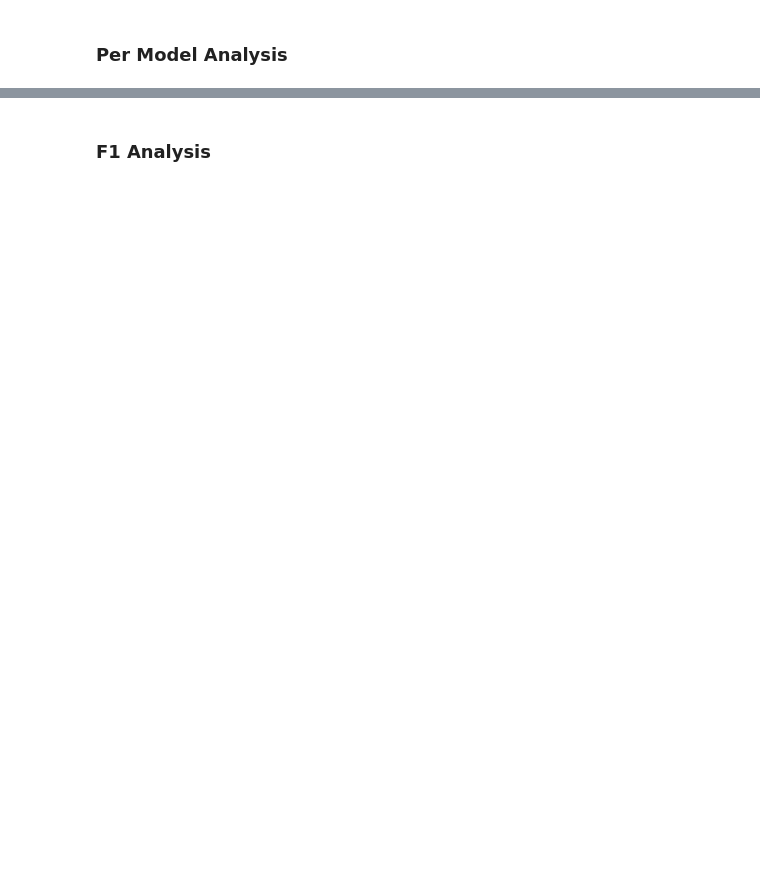
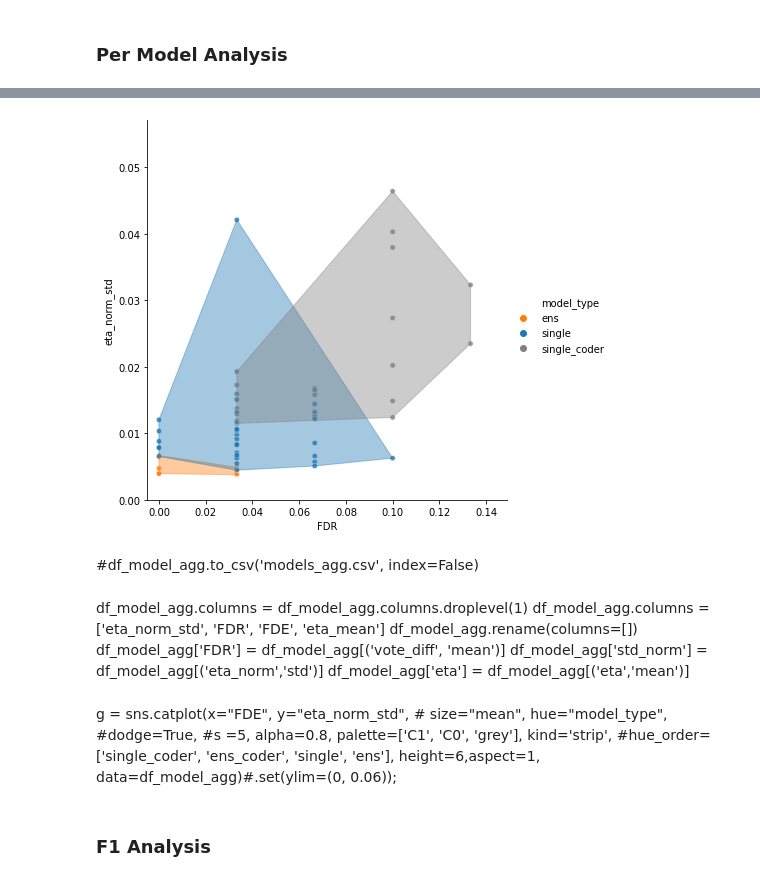
Before and after one commit to matjesg/bioimage_analysis, a Jupyter notebook: stat_eval.ipynb, the cells around one changed output, grey strips where cells are left out. Saved outputs shown, nothing was run; the diff lists cells and outputs as text; code cells hidden in the pictures; blank space fills up the shorter version.

```diff
--- a/stat_eval.ipynb
+++ b/stat_eval.ipynb
@@ -228,2 +234,40 @@ sns.relplot(x="FDR", y="std_norm", # size="mean",
+# %%
+from scipy.spatial import ConvexHull, convex_hull_plot_2d
+COLORS = ['C1', 'C0', 'grey']
+g = sns.relplot(x="FDR", y="eta_norm_std", # size="mean",
+            hue="model_type",
+            s =30, alpha=0.8,
+            palette=['C1', 'C0', 'grey'],
+            #hue_order=['single_coder', 'ens_coder', 'single', 'ens'],
+            height=6,aspect=1, data=df_model_agg)#.set(ylim=(0.01, 0.02));
+ax = g.axes[0][0]
+for m_type, cmap in zip(df_model_agg.model_type.unique(), COLORS):
+    df_tmp = df_model_agg.loc[df_model_agg.model_type == m_type]
+    points = df_tmp[['FDR', 'eta_norm_std']].values
+    hull = ConvexHull(points)
+    ax.fill(points[hull.vertices,0], points[hull.vertices,1], color=cmap, alpha=0.4)
+    #ax.autoscale(enable=True, axis='x', tight=True)
+    #ax.autoscale(enable=True, axis='y', tight=True)
+    ax.set_ylim(bottom=0)
+    ax.set_xlim(-0.005)
+# %% [output]
+[figure, added]
+# %% [markdown]
+#df_model_agg.to_csv('models_agg.csv', index=False)
+# %% [markdown]
+df_model_agg.columns = df_model_agg.columns.droplevel(1)
+df_model_agg.columns = ['eta_norm_std', 'FDR', 'FDE', 'eta_mean']
+df_model_agg.rename(columns=[])
+df_model_agg['FDR'] = df_model_agg[('vote_diff', 'mean')]
+df_model_agg['std_norm'] = df_model_agg[('eta_norm','std')]
+df_model_agg['eta'] = df_model_agg[('eta','mean')]
+# %% [markdown]
+g = sns.catplot(x="FDE", y="eta_norm_std", # size="mean",
+            hue="model_type", #dodge=True,
+            #s =5, alpha=0.8,
+            palette=['C1', 'C0', 'grey'],
+            kind='strip',
+            #hue_order=['single_coder', 'ens_coder', 'single', 'ens'],
+            height=6,aspect=1, data=df_model_agg)#.set(ylim=(0, 0.06));
 # %% [markdown]
 ### F1 Analysis
```
Also changed, not shown: parts of 62 cells of this notebook.
